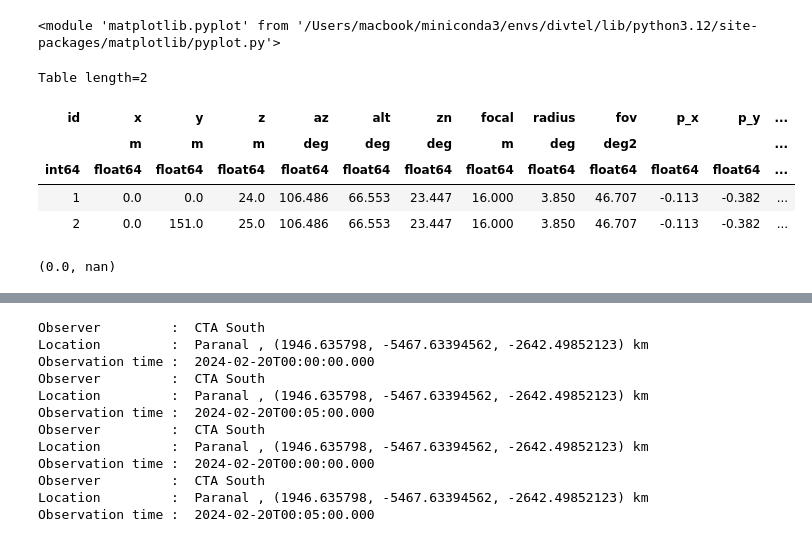
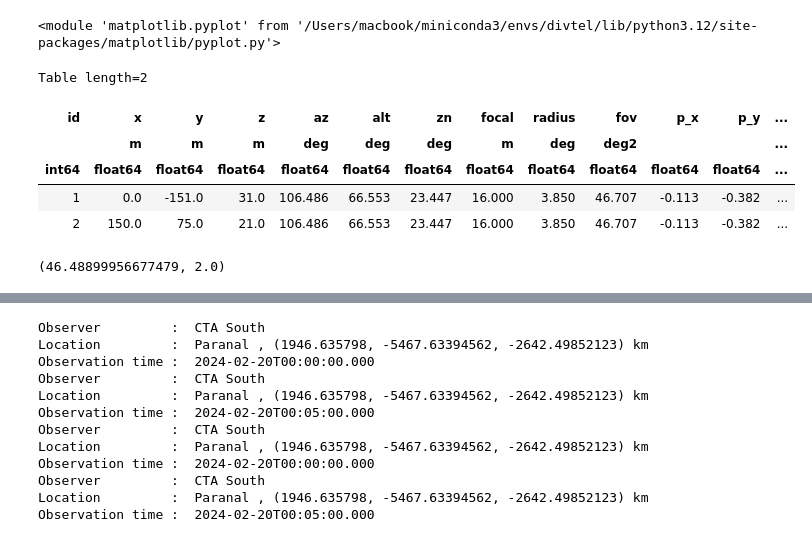
Before and after one commit to SamantaMorales/divtel, a Jupyter notebook: POINTING_TRY.ipynb, the cells around one changed output, grey strips where cells are left out. Cells and saved outputs as stored; diff of their text form; code cells hidden in the pictures.

```diff
--- a/POINTING_TRY.ipynb
+++ b/POINTING_TRY.ipynb
@@ -49,26 +49,26 @@ cta_2.navigation_plot(label=name_2)
 # %%
 # load the array and tell the code we want o point to the source previously set:
 array = LoadConfig("/Users/macbook/divtel/1_telescope.txt", frame=cta, pointing2src=True)
-array_2 = LoadConfig("/Users/macbook/divtel/1_telescope.txt", frame=cta, pointing2src=True)
+array_2 = LoadConfig("/Users/macbook/divtel/2_telescope.txt", frame=cta, pointing2src=True)
 # WARNING: at this stage we did not declare the divergence value, the code will set it to 0, the default value
 # We can have a look at array.table and notice that all the telescopes are pointing to the same coordinates
 array.table.units='deg'
 array.table
 array_2.table.units='deg'
 array_2.table
 # %% [output]
 Table length=2
 | id | x | y | z | az | alt | zn | focal | radius | fov | p_x | p_y | ... |
 |  | m | m | m | deg | deg | deg | m | deg | deg2 |  |  | ... |
 | int64 | float64 | float64 | float64 | float64 | float64 | float64 | float64 | float64 | float64 | float64 | float64 | ... |
-| 1 | 0.0 | 0.0 | 24.0 | 106.486 | 66.553 | 23.447 | 16.000 | 3.850 | 46.707 | -0.113 | -0.382 | ... |
-| 2 | 0.0 | 151.0 | 25.0 | 106.486 | 66.553 | 23.447 | 16.000 | 3.850 | 46.707 | -0.113 | -0.382 | ... |
+| 1 | 0.0 | -151.0 | 31.0 | 106.486 | 66.553 | 23.447 | 16.000 | 3.850 | 46.707 | -0.113 | -0.382 | ... |
+| 2 | 150.0 | 75.0 | 21.0 | 106.486 | 66.553 | 23.447 | 16.000 | 3.850 | 46.707 | -0.113 | -0.382 | ... |
 # %%
 # The hFoV will at this stage be the one of parallel pointing (62.13)
 array.hFoV()
 array_2.hFoV()
 # %% [output]
-(0.0, nan)
+(46.48899956677479, 2.0)
 # %%
 array.divergent_pointing(0.01)
 array_2.divergent_pointing(0.01)
```
Also changed, not shown: parts of 9 cells of this notebook, 1 other file.
